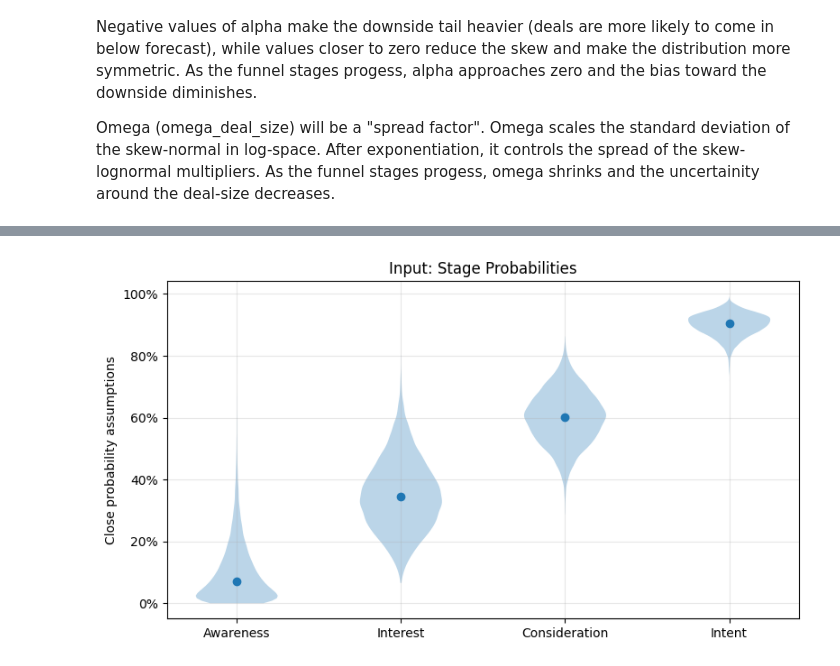
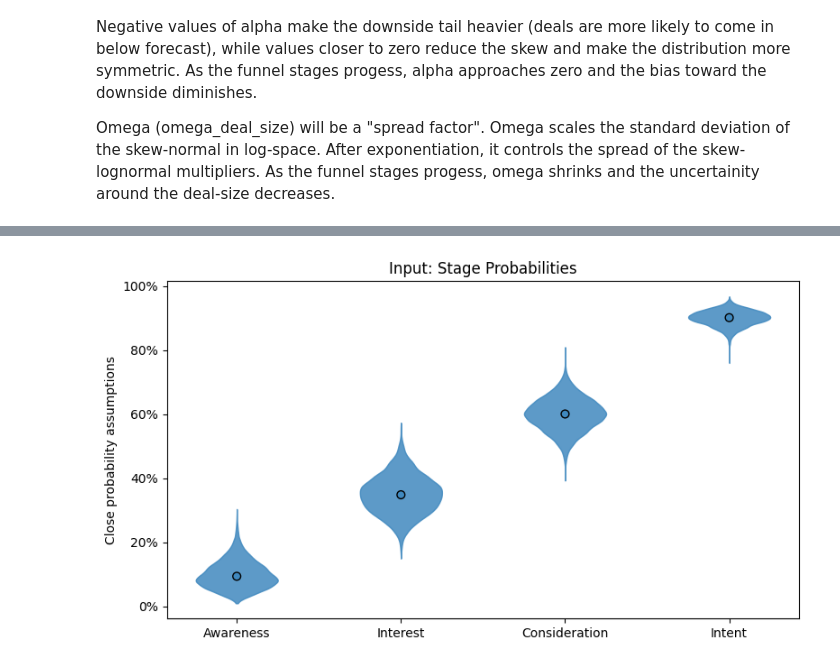
Before and after one commit to inlytica-Library/Dataset_Simple_Linear_Regression, a Jupyter notebook: sales_funnel_valuation.ipynb, the cells around one changed output, grey strips where cells are left out. Drawn from its saved outputs; the diff is of its cells as text; code cells hidden in the pictures.

Commit message:
With colored violin chart

```diff
--- a/sales_funnel_valuation.ipynb
+++ b/sales_funnel_valuation.ipynb
@@ -44,8 +45,8 @@ acquisition_guidance_band = (round(acquisition_guidance-500_000,-6), round(acqui
 Tuning Parameters
 # %%
 # Stage Parameters
-probability_closing_concentration_factor_min = 8.0
-probability_closing_concentration_factor_max = 80.0
+
+probability_uncertainity = .6 #Tune 0-1
 
 # Deal Parameters
 deal_size_starting_volatility = .45
@@ -240,29 +246,55 @@ P(bookings ≥ 8,000,000) = 30.1%
 ≥ @90% (p10): $5,000,000
 ≥ @75% (p25): $6,000,000
 # %%
+
 # --- Labels & indices ---
 stage_labels = ["Awareness", "Interest", "Consideration", "Intent"]
 stage_idx = np.repeat(np.arange(stage_probabilities.size), stage_counts)  # shape (D,)
 
+# Pick one color per stage (order must match stage_labels / data order)
+stage_colors = ["#4089bf", "#4089bf", "#4089bf", "#4089bf"]
+
 # --- 1) Probability noise by stage (violin plot) ---
-# win_probabilities_stage has shape (N, num_stages)
-# Subsample rows for plotting so it's fast & readable
 prob_plot_rows = min(10_000, win_probabilities_stage.shape[0])
 prob_rows = rng.choice(win_probabilities_stage.shape[0], prob_plot_rows, replace=False)
 prob_samples_by_stage = [win_probabilities_stage[prob_rows, j] for j in range(stage_probabilities.size)]
 
 fig1, ax1 = plt.subplots(figsize=(8, 4.5))
 parts = ax1.violinplot(prob_samples_by_stage, showmeans=False, showmedians=False, showextrema=False)
-# mark stage medians
+
+# Color each violin by stage
+for body, col in zip(parts['bodies'], stage_colors):
+    body.set_facecolor(col)
+    body.set_edgecolor("#4089bf")
+    body.set_alpha(0.85)
+
+# Mark stage medians (colored to match violins)
 meds = [np.median(s) for s in prob_samples_by_stage]
-ax1.scatter(np.arange(1, len(meds)+1), meds, marker='o', zorder=3)
+ax1.scatter(
+    np.arange(1, len(meds)+1),
+    meds,
+    marker='o',
+    s=40,
+    c=stage_colors,
+    edgecolors="black",
+    zorder=3
+)
+
+# Axes formatting
 ax1.set_xticks(np.arange(1, len(stage_labels)+1))
+ax1.set_xticklabels(stage_labels)
 ax1.yaxis.set_major_formatter(PercentFormatter(xmax=1))
-ax1.set_xticklabels(stage_labels)
 ax1.set_ylabel("Close probability assumptions")
 ax1.set_title("Input: Stage Probabilities")
 ax1.grid(True, alpha=0.3)
+
+# Legend
+legend_handles = [Patch(facecolor=stage_colors[i], edgecolor="black", label=stage_labels[i])
+                  for i in range(len(stage_labels))]
+#ax1.legend(handles=legend_handles, title="Stage", frameon=False, loc="upper left")
+
 plt.tight_layout()
+plt.grid(False)
 plt.show()
 # %% [output]
-[figure, old version]
+[figure, new version]
```
Also changed, not shown: parts of 4 cells of this notebook.
